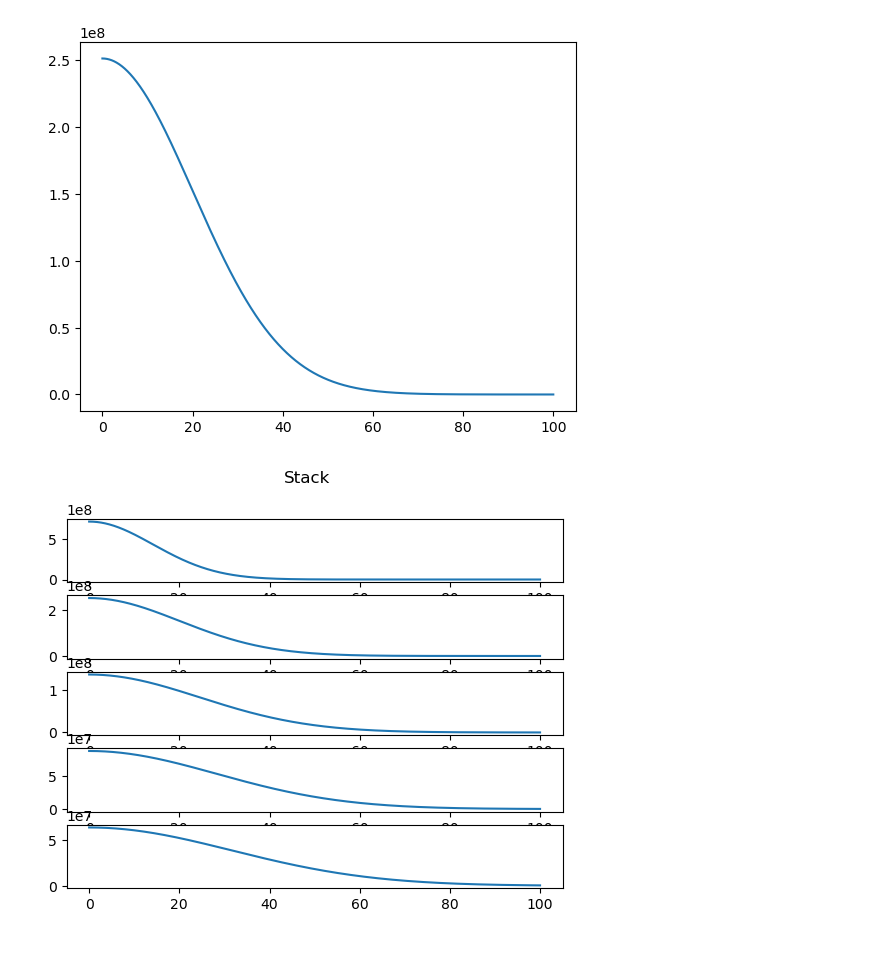
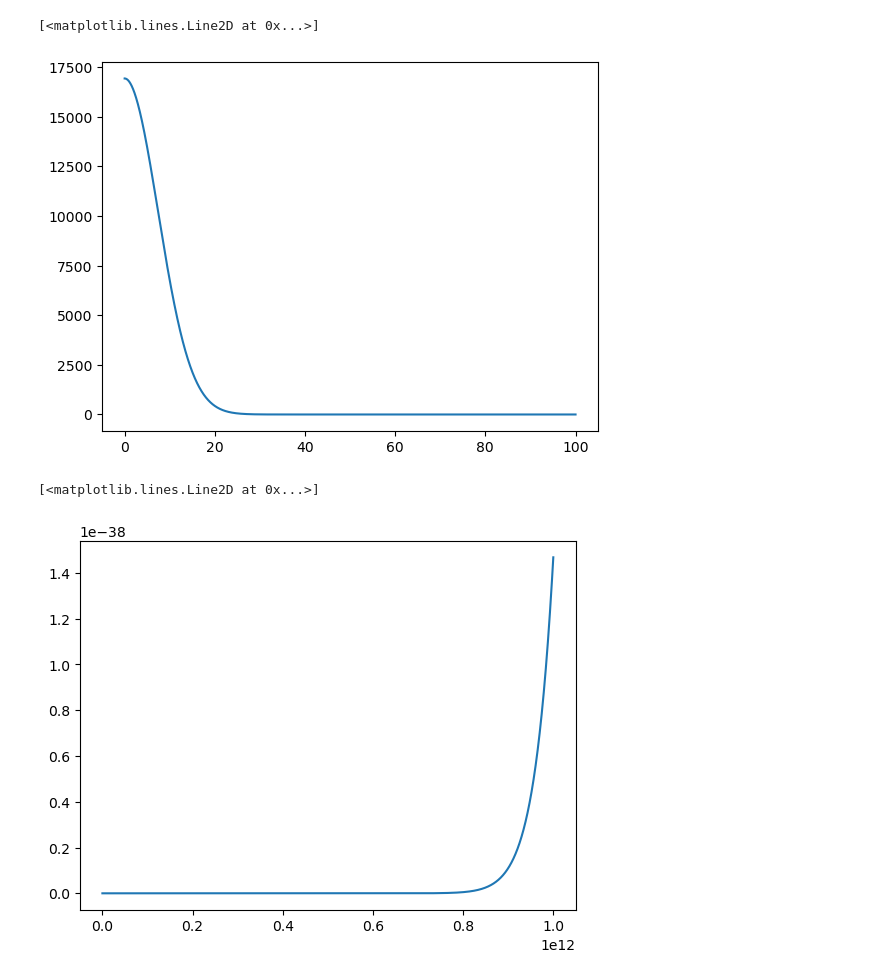
Before and after one commit to JoeBannouna/snr-prac, a Jupyter notebook: VarE.ipynb, the cells around one changed output. Drawn from its saved outputs; the diff is of its cells as text; code cells hidden in the pictures; blank space fills up the shorter version.

```diff
--- a/VarE.ipynb
+++ b/VarE.ipynb
@@ -16,48 +16,53 @@ from astropy.utils.data import get_pkg_data_filename
 
 from urllib.request import urlretrieve
 
-
-# Define distribution function for constant E. The general
-# modeling space is around 100-200 parsecs. E is constant in
-# this function, resulting in D being constant.
-
-# R = np.linspace(0, 100, 1000);
-# t = np.linspace(0, 100, 100);
-
-# R -> The distance from the centre
-# t -> The time
-# D -> Diffusion coefficient
-# E is the energy,no energy is lost in this system
-
-R1 = np.linspace(0, 100, 10000);
-t1 = np.linspace(0, 100, 100);
-E1 = np.linspace(10000, 1000000000000, 100000)
+R1 = np.linspace(0*u.pc, 100*u.pc, 10000);
+t1 = np.linspace(0*u.kyr, 100*u.kyr, 100);
+E1 = np.linspace(10000*u.eV, 1000000000000*u.eV, 100000)
 
 # R -> The distance from the centre
 # t -> The time
 # D -> Diffusion coefficient
 # E is the energy, no energy is lost in this system
 
-def constantEVar(E, R, t, D):
-    delta = 0.45;
-    Tpp = 6*(10**7)
-    Rdif = 2 * np.sqrt(D * t * (np.exp(t*delta/Tpp)-1)/(t*delta/Tpp))
+@u.quantity_input(E = u.erg)
+def dNdE(E, Emax = 5*u.PeV, Emin=1*u.GeV, n = 0.25, Esn = 1e52*u.erg, alpha = 1):
+    n0 = (n*Esn*(-alpha+2))/(Emax**(2-alpha)-Emin**(2-alpha))*E**-alpha
+    return n0
 
-    N = 1
-    alpha = 2.7
+@u.quantity_input(E=u.erg)
+def diffusion(E, B = 50 * u.G*1e-6, x = 0.1, delta = 0.5):
+    Dn = 3*10**27 * 0.1
+    dif = x * Dn * ((3*E/(u.GeV))/(10*B/(u.G*1e-6)))**delta
+    return dif * u.cm**2 * u.s**-1
 
-    dist = N*(E**-alpha)/((np.pi**(3/2))*(Rdif**3))*np.exp(-((alpha-1)**t)/Tpp-(R**2)/(Rdif**2))
+@u.quantity_input(E=u.erg, R=u.pc, t=u.yr)
+def constantEVar(E, R, t, alpha = 2.7, delta = 0.45):
+    Tpp = 6*(10**7) * u.yr
+    Rdif = 2 * np.sqrt(diffusion(E) * t * (np.exp(t*delta/Tpp)-1)/(t*delta/Tpp))
+
+    dist = dNdE(E)/((np.pi**(3/2))*(Rdif**3))*np.exp(-(alpha-1)*(t/Tpp)-(R**2)/(Rdif**2))
 
     return dist
 
+E = float(input("At what energy ? ").strip())
+if(E == 0):
+    E = 5*u.TeV
 
-plt.plot(R1, constantEVar(100000, R1, 2, 100))
+T = float(input("At what time ? ").strip())
+if(T == 0):
+    T = 50*u.kyr
 
-fig, axs = plt.subplots(5)
-fig.suptitle("Stack")
-
-for i in range (5):
-    axs[i].plot(R1, constantEVar(100000, R1, i+1, 100))
+R = float(input("At what radius ? ").strip())
+if(R == 0):
+    R = 50*u.pc
-# %% [output]
-[figure, removed]
-[figure, removed]
+# %%
+plt.plot(R1, constantEVar(E, R1, T))
+# %% [output]
+[<matplotlib.lines.Line2D at 0x...>]
+[figure, added]
+# %%
+plt.plot(E1, constantEVar(E1, R, T))
+# %% [output]
+[<matplotlib.lines.Line2D at 0x...>]
+[figure, added]
```
Also changed, not shown: parts of 1 cell of this notebook, 3 other files.
